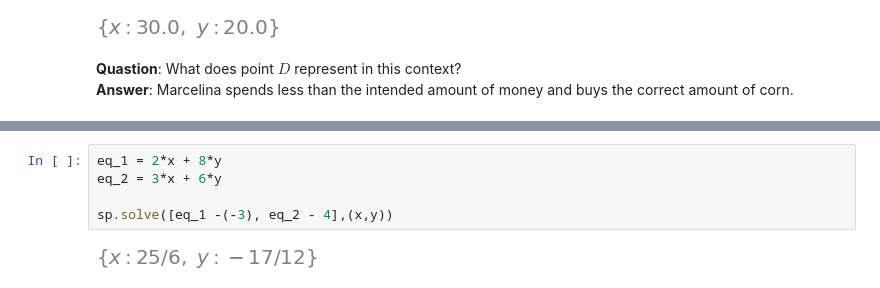
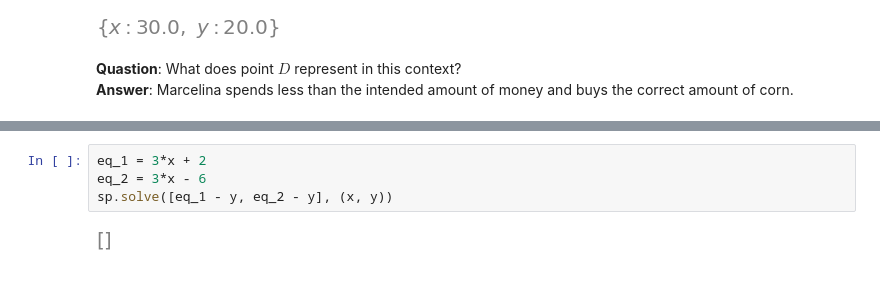
Before and after one commit to HarakaRisasi/python_code, a Jupyter notebook: math/linear_algebra/002_system_of_equations.ipynb, the cells around one changed output, grey strips where cells are left out. Cells and saved outputs as stored; diff of their text form.

```diff
--- a/math/linear_algebra/002_system_of_equations.ipynb
+++ b/math/linear_algebra/002_system_of_equations.ipynb
@@ -237,7 +260,6 @@ sp.sub([eq_1 - 6, eq_2 - 6],(x, y))
 # %%
-eq_1 = 2*x + 8*y
-eq_2 = 3*x + 6*y
-
-sp.solve([eq_1 -(-3), eq_2 - 4],(x,y))
+eq_1 = 3*x + 2
+eq_2 = 3*x - 6
+sp.solve([eq_1 - y, eq_2 - y], (x, y))
 # %% [output]
-[figure, old version]
+[figure, new version]
```
Also changed, not shown: parts of 4 cells of this notebook.
